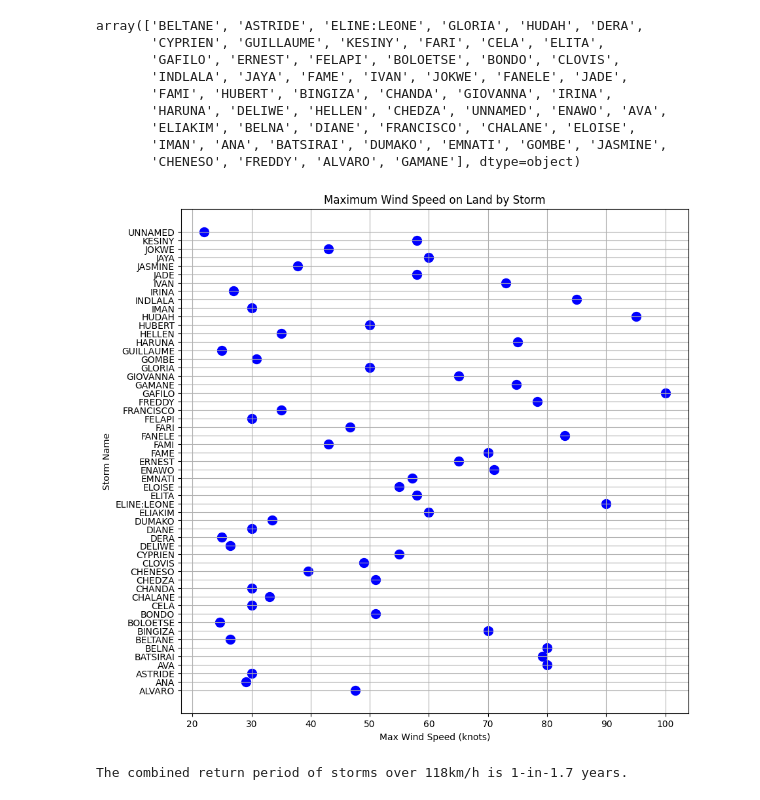
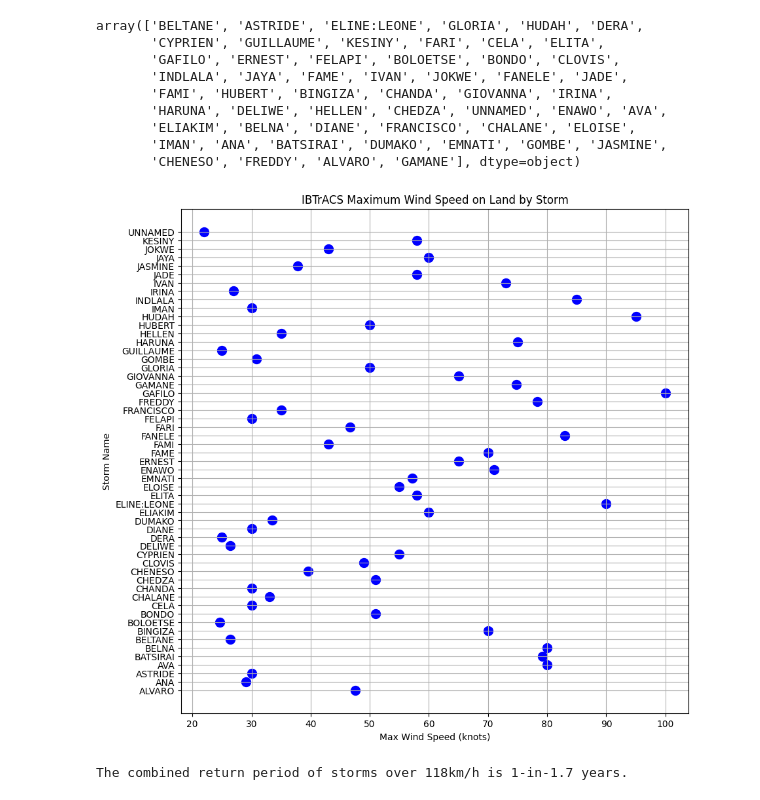
Before and after one commit to OCHA-DAP/ds-aa-mdg-storms, a Jupyter notebook: analysis/01.0_return_period_ibtracs.ipynb, the cells around one changed output. Drawn from its saved outputs; the diff is of its cells as text; code cells hidden in the pictures.

```diff
--- a/analysis/01.0_return_period_ibtracs.ipynb
+++ b/analysis/01.0_return_period_ibtracs.ipynb
@@ -87,24 +87,24 @@ array(['BELTANE', 'ASTRIDE', 'ELINE:LEONE', 'GLORIA', 'HUDAH', 'DERA',
 # %%
 max_values = df.groupby("NAME")["REU_USA_WIND"].max().reset_index()
 
 # Step 3: Plot the maximum values as points for each category
 plt.figure(figsize=(10, 10))
 plt.scatter(
     max_values["REU_USA_WIND"],
     max_values["NAME"],
     color="blue",
     s=100,
     label="Max Wind Speed",
 )
 
 # Adding labels and title
 plt.ylabel("Storm Name")
 plt.xlabel("Max Wind Speed (knots)")
-plt.title("Maximum Wind Speed on Land by Storm")
+plt.title("IBTrACS Maximum Wind Speed on Land by Storm")
 plt.grid(True)
 plt.show()
 # %% [output]
-[figure, old version]
+[figure, new version]
 # %%
 def calculate_storm_return_period(df, wind_speed_kmh, start_year, num_storms_year):
     # Conversion factor from kilometers per hour to knots
```
Also changed, not shown: parts of 1 cell of this notebook.
